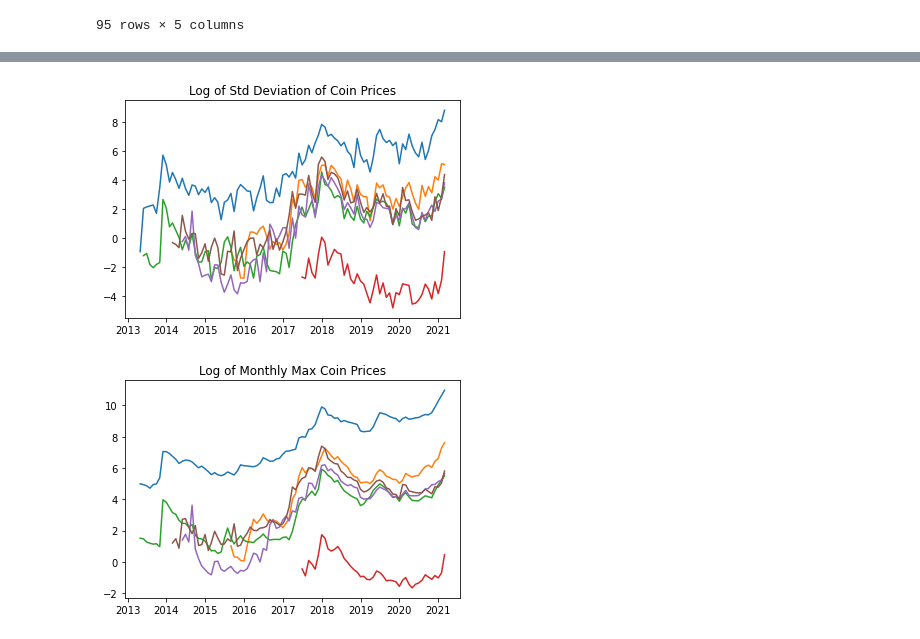
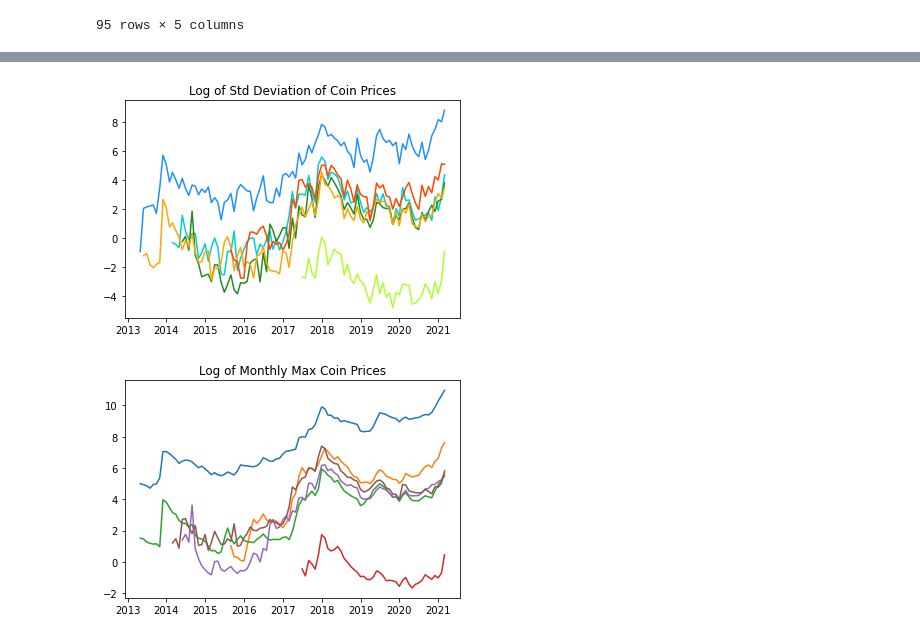
Before and after one commit to nickkyklausng/Crypto-Assignment, a Jupyter notebook: Dave-Crypto-Scratch-Notebook.ipynb, the cells around one changed output, grey strips where cells are left out. Saved outputs shown, nothing was run; the diff lists cells and outputs as text; code cells hidden in the pictures.

```diff
--- a/Dave-Crypto-Scratch-Notebook.ipynb
+++ b/Dave-Crypto-Scratch-Notebook.ipynb
@@ -190,4 +184,5 @@ for coin in coinlist:
     plt.figure()
     exec(f"plt.plot({coin}_groupbymonth_df[['High']].var(),color=colourdict['{coin}'])")
     exec(f"plt.title('Variance of {coin} Monthly High/Low prices')")
+    plt.xlim([datetime.date(2014,1,1), datetime.date(2021,4,28)])
 # %% [output]
@@ -239,16 +232,17 @@ window = 21
 dpy = 252
 ann_factor = dpy / window
 
-for coin in coinlist:
+for coin in reversed(coinlist):
     exec(f"{coin}Log_df = pd.DataFrame()")
     exec(f"{coin}Log_df['Datestamp'] = {coin}_df['Datestamp']")
     exec(f"{coin}Log_df['Close'] = {coin}_df['Close']")
     exec(f"{coin}Log_df = {coin}Log_df.set_index(['Datestamp'])")
+    exec(f"{coin}Log_df['Close'] = np.log({coin}Log_df['Close'])")
 
     exec(f"{coin}Log_df['LogRtn'] = {coin}Log_df[['Close']].diff()")
     exec(f"{coin}Log_df['real_var'] = np.square({coin}Log_df['LogRtn']).rolling(window).sum() * ann_factor")
     exec(f"{coin}Log_df['real_vol'] = np.sqrt({coin}Log_df['real_var'])")
 
-    exec(f"plt.plot({coin}Log_df['real_vol'])")
+    exec(f"plt.plot({coin}Log_df['real_vol'], color=colourdict['{coin}'])")
 plt.show()
 # %% [output]
@@ -258,9 +252,18 @@ for coin in coinlist:
     exec(f"{coin}_groupbymonth_df['Volume'].sum().plot(label='{coin}', color=colourdict['{coin}'])")
     plt.title('Volume of Trades Each Month - Trillions')
     plt.ylabel('Number of Trades in Trillions')
-    plt.xlim([datetime.date(2016,1,1), datetime.date(2021,3,28)])
+    plt.xlim([datetime.date(2016,1,1), datetime.date(2021,3,14)])
     # plt.gca.legend((coinlist))
     plt.legend(loc="upper left")
 plt.show()
 # %% [output]
 [figure]
+# %%
+for coin in coinlist:
+    exec(f"{coin}_groupbymonth_df['Volume'].std().plot(label='{coin}', color=colourdict['{coin}'])")
+    plt.title('Std Dev of Trades Each Month')
+    plt.ylabel('Std Dev of Trades')
+    plt.xlim([datetime.date(2016,1,1), datetime.date(2021,3,14)])
+    # plt.gca.legend((coinlist))
+    plt.legend(loc="upper left")
+plt.show()
@@ -282,10 +287,11 @@ for coin in coinlist:
 # %%
-for coin in coinlist:
+for coin in reversed(coinlist):
     plt.figure
-    exec(f"plt.plot(np.log({coin}_groupbymonth_df[['High']].std()))")
+    exec(f"plt.plot(np.log({coin}_groupbymonth_df[['High']].std()),color=colourdict['{coin}'])")
     plt.title('Log of Std Deviation of Coin Prices')
+    ax.set_xlim(pd.Timestamp('2014-01-01'), pd.Timestamp('2021-03-28'))
 # %% [output]
-[figure, old version]
+[figure, new version]
 # %%
 for coin in coinlist:
     plt.figure
```
Also changed, not shown: parts of 13 cells of this notebook, 1 other file.
